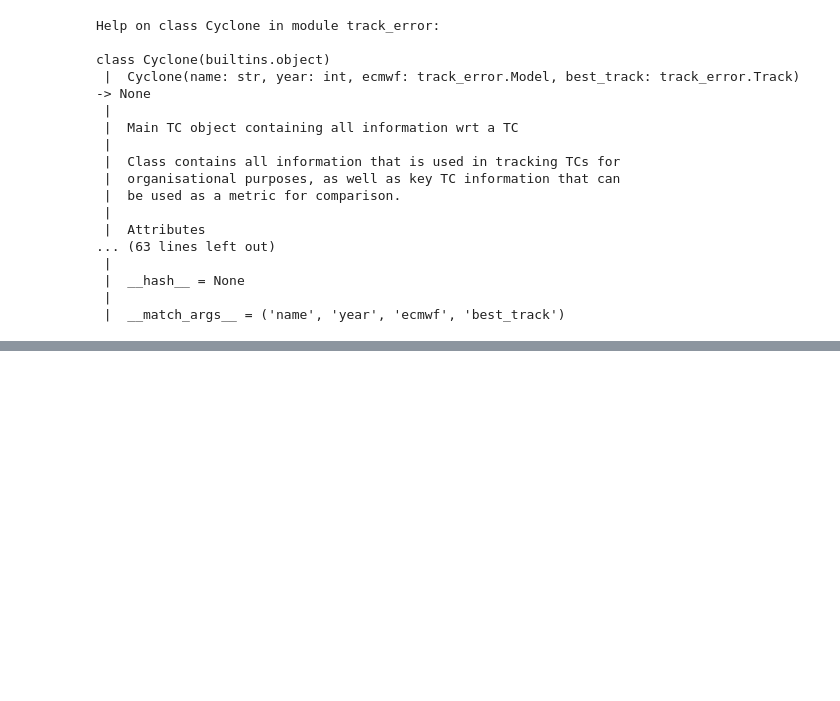
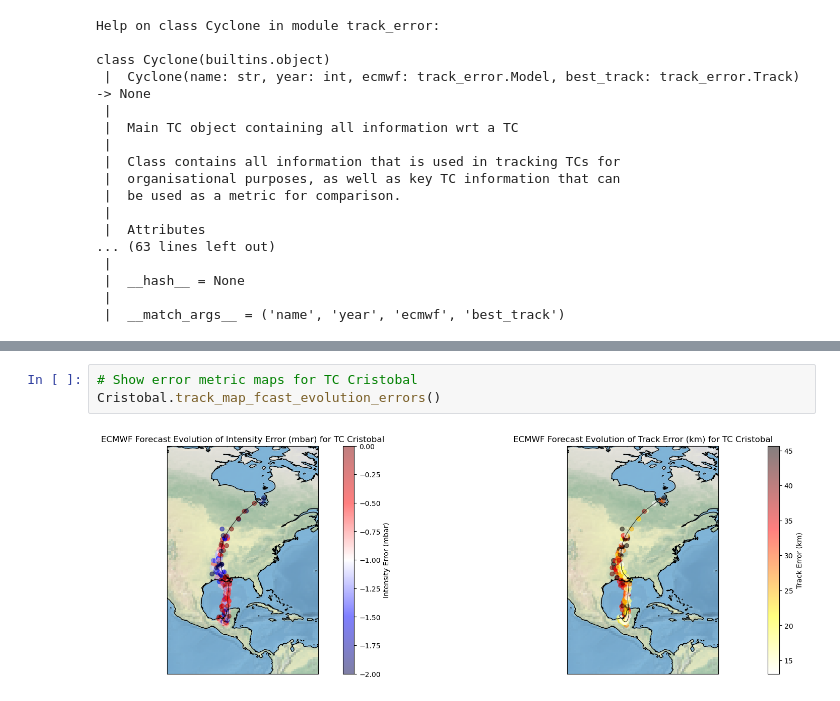
Before and after one commit to larantt/hurricane-verification, a Jupyter notebook: final-submission/final_report.ipynb, the cells around one changed output, grey strips where cells are left out. Saved outputs shown, nothing was run; the diff lists cells and outputs as text; blank space fills up the shorter version.

```diff
--- a/final-submission/final_report.ipynb
+++ b/final-submission/final_report.ipynb
@@ -87,0 +203,5 @@ The base class of a Cyclone is a Position, which contains the raw data for a TC
+# %%
+# Show error metric maps for TC Cristobal
+Cristobal.track_map_fcast_evolution_errors()
+# %% [output]
+[figure, added]
```
Also changed, not shown: parts of 29 cells of this notebook.
